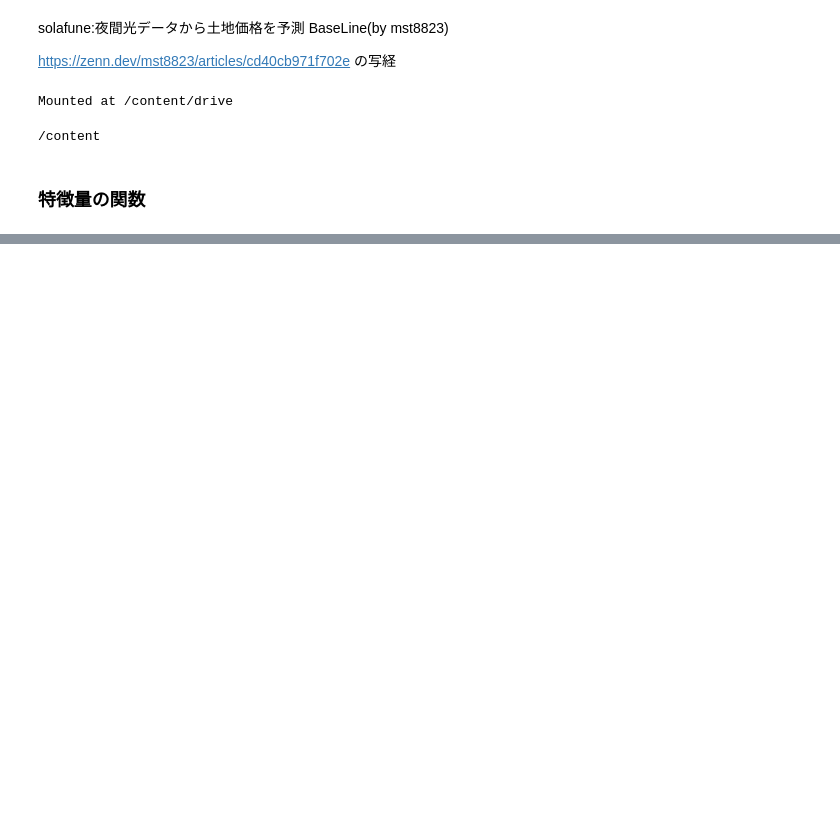
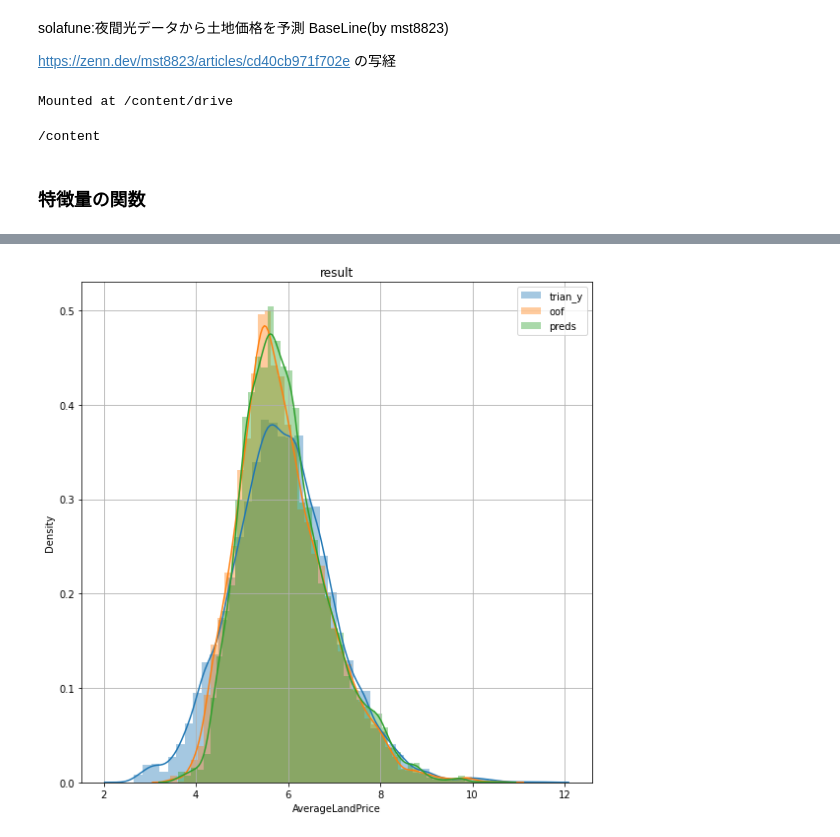
Before and after one commit to yosuke7040/Night-Light-Compe, a Jupyter notebook: src/nb006.ipynb, the cells around one changed output, grey strips where cells are left out. Drawn from its saved outputs; the diff is of its cells as text; code cells hidden in the pictures; blank space fills up the shorter version.

```diff
--- a/src/nb006.ipynb
+++ b/src/nb006.ipynb
@@ -63,7 +63,7 @@ def aggregation(input_df, group_key, group_values, agg_methods):
             new_df.append(df_agg) # list
 
     _df = pd.concat(new_df, axis=1).reset_index() # データフレーム(listをDataFrameにできるみたい)
-    ouput_df = pd.merge(input_df[[group_key]], _df, on=group_key, how='left')
+    output_df = pd.merge(input_df[[group_key]], _df, on=group_key, how='left')
     return  output_df.drop(group_key, axis=1)
 
 
@@ -74,10 +74,10 @@ def diff_aggregation(input_df, group_key, group_values, num_diffs):
         _df.columns = [f'diff={nd}_{col}_grpby_{group_key}' for col in group_values]
         dfs.append(_df)
     output_df = pd.concat(dfs, axis=1)
-    return ouoput_df
+    return output_df
 
 
-def shit_aggregation(input_df, group_key, group_values, num_shifts):
+def shift_aggregation(input_df, group_key, group_values, num_shifts):
     dfs = []
     for ns in num_shifts:
         _df = input_df.groupby(group_key)[group_values].shift(ns)
@@ -232,0 +405,12 @@ area_df
+# %%
+def predict_test(test_x, models):
+    preds = []
+    for name, est in models.items():
+        print(f"{name} >>>> ")
+        _pred = est.predict(test_x)
+        preds.append(_pred)
+    preds = np.mean(preds, axis=0)
+    return preds
+
+# 提出用の予測値をGet!
+preds = predict_test(test_x, models)
@@ -232,0 +433,16 @@ area_df
+# %%
+def result_plot(train_y, oof, preds):
+    name = "result"
+    fig, ax = plt.subplots(figsize=(8, 8))
+    sns.distplot(train_y, label='trian_y')
+    sns.distplot(oof, label='oof')
+    sns.distplot(preds, label='preds')
+    ax.legend()
+    ax.grid()
+    ax.set_title(name)
+    fig.tight_layout()
+    plt.show()
+
+result_plot(train_y, oof, preds)
+# %% [output]
+[figure, added]
```
Also changed, not shown: parts of 10 cells of this notebook, 1 other file.
